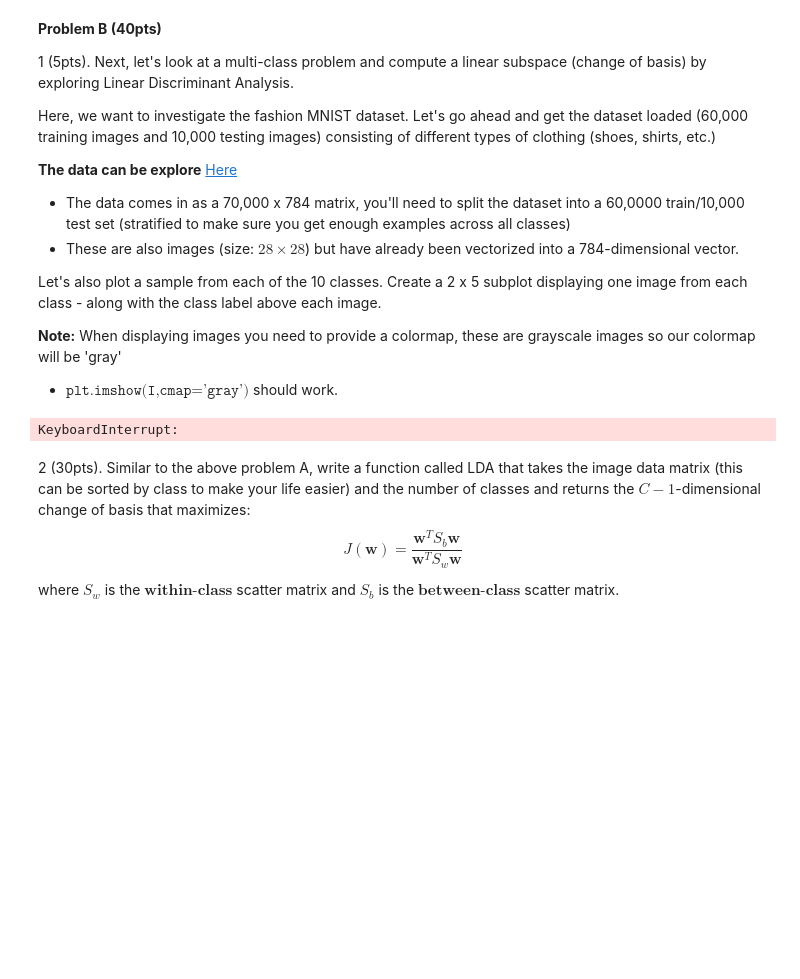
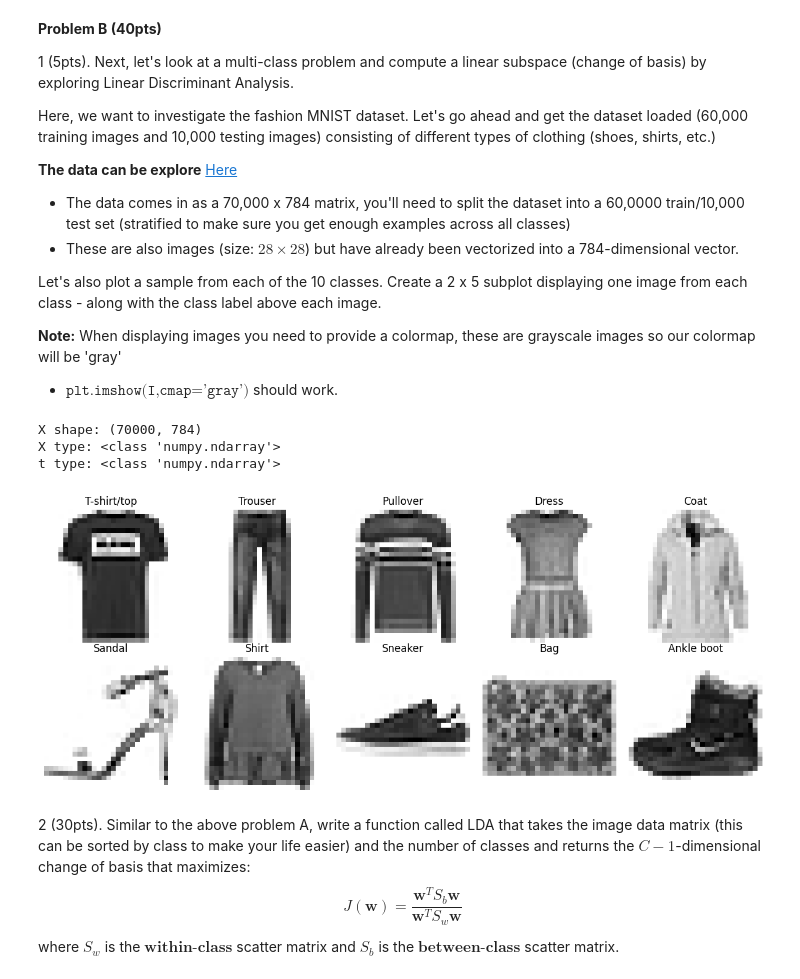
Before and after one commit to dyl80/Project3, a Jupyter notebook: Project3_2026.ipynb, the cells around one changed output. Saved outputs shown, nothing was run; the diff lists cells and outputs as text; code cells hidden in the pictures; blank space fills up the shorter version.

```diff
--- a/Project3_2026.ipynb
+++ b/Project3_2026.ipynb
@@ -158,17 +158,23 @@ Let's also plot a sample from each of the 10 classes.  Create a 2 x 5 subplot di
 # load fashion MNIST data (you may need to install openml) #
 from sklearn.datasets import fetch_openml
 import numpy as np
+import matplotlib.pyplot as plt
 
 # Fetch Fashion-MNIST
 fashion_mnist = fetch_openml('Fashion-MNIST', version=1, as_frame=False)
 
 # Extract data and targets
 X, t = fashion_mnist.data, fashion_mnist.target
+print('X shape:', X.shape)
+print('X type:', type(X))
 
 # Optional: Convert targets to integer
 t = t.astype(np.int8)
+print('t type:', type(t))
 
 # Normalize data (pixel values 0-255 to 0-1)
 X = X / 255.0
 # %% [output]
-KeyboardInterrupt:
+X shape: (70000, 784)
+X type: <class 'numpy.ndarray'>
+t type: <class 'numpy.ndarray'>
@@ -179,3 +201,32 @@ KeyboardInterrupt:
+# %%
+# Create a subplot showing one image from each class along with the associated class label #
+
+# Fetch data
+fashion_mnist = fetch_openml('Fashion-MNIST', version=1, as_frame=False)
+X, t = fashion_mnist.data, fashion_mnist.target
+t = t.astype(int)
+
+class_names = ['T-shirt/top', 'Trouser', 'Pullover', 'Dress', 'Coat',
+               'Sandal', 'Shirt', 'Sneaker', 'Bag', 'Ankle boot']
+
+plt.figure(figsize=(12, 5))
+
+for i in range(10):
+    # Find index of the first occurrence of class i
+    index = np.where(t == i)[0][0]
+
+    # Reshape the flat 784 vector back to 28x28
+    img = X[index].reshape(28, 28)
+
+    plt.subplot(2, 5, i + 1)
+    plt.imshow(img, cmap='binary')
+    plt.title(class_names[i])
+    plt.axis('off') # Cleaner look than removing xticks/yticks manually
+
+plt.tight_layout()
+plt.show()
+# %% [output]
+[figure, added]
 # %% [markdown]
 2 (30pts). Similar to the above problem A, write a function called LDA that takes the image data matrix (this can be sorted by class to make your life easier) and the number of classes and returns the $C-1$-dimensional change of basis that maximizes:
 $$
```
Also changed, not shown: parts of 5 cells of this notebook.
